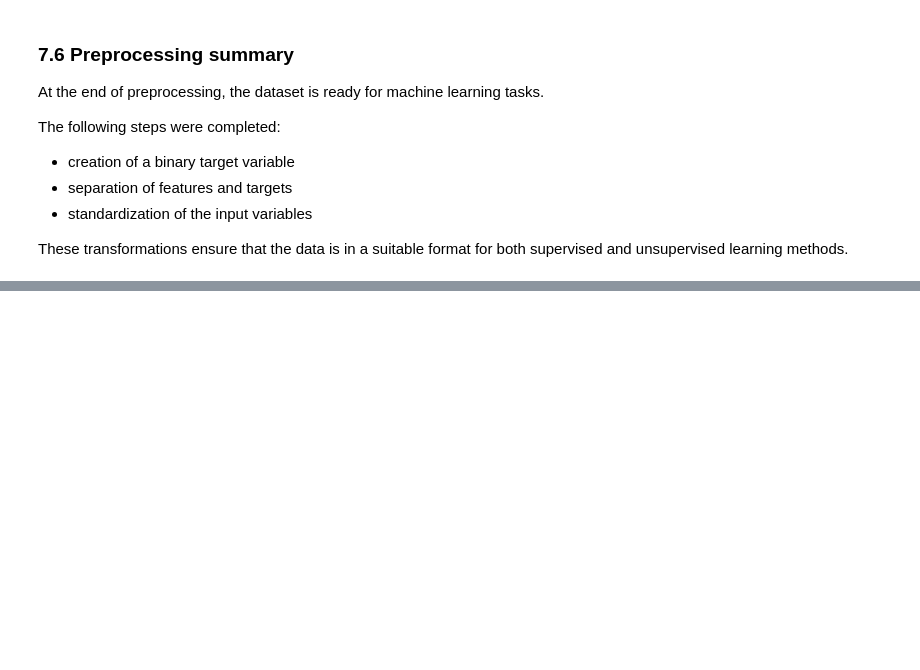
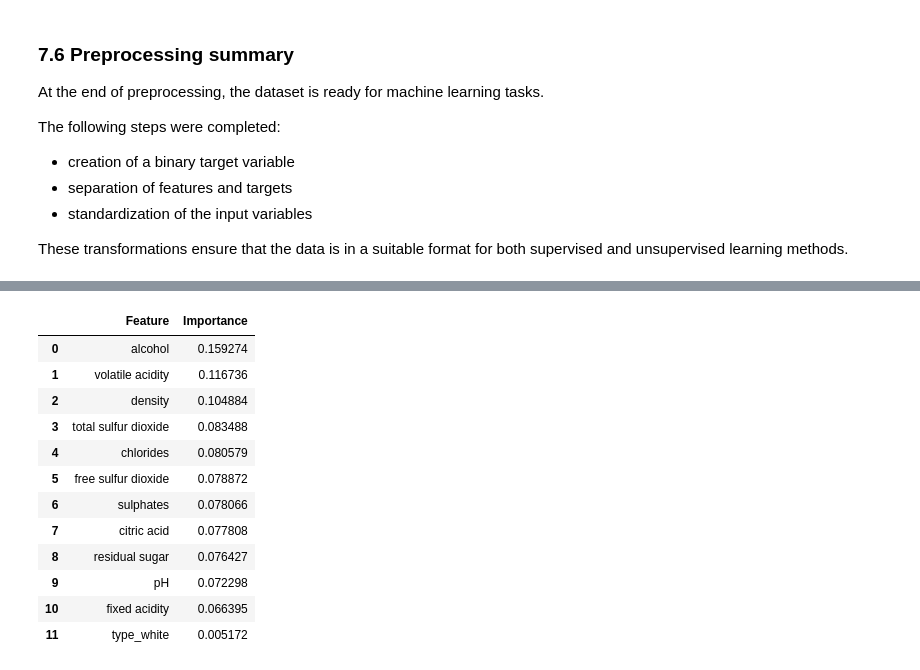
Before and after one commit to nathaliaacouto/ADES_Wine_Quality, a Jupyter notebook: [ADES]_Wine_Project.ipynb, the cells around one changed output, grey strips where cells are left out. Saved outputs shown, nothing was run; the diff lists cells and outputs as text; code cells hidden in the pictures; blank space fills up the shorter version.

```diff
--- a/[ADES]_Wine_Project.ipynb
+++ b/[ADES]_Wine_Project.ipynb
@@ -503,0 +653,16 @@ These transformations ensure that the data is in a suitable format for both supe
+# %%
+from sklearn.ensemble import RandomForestClassifier
+
+rf = RandomForestClassifier(random_state=42)
+rf.fit(X_train, y_train)
+
+y_pred_rf = rf.predict(X_test)
+
+print("Random Forest")
+print("Accuracy:", accuracy_score(y_test, y_pred_rf))
+print("Precision:", precision_score(y_test, y_pred_rf))
+print("Recall:", recall_score(y_test, y_pred_rf))
+print("F1-score:", f1_score(y_test, y_pred_rf))
+print("\nClassification Report:\n")
+print(classification_report(y_test, y_pred_rf))
+print("Confusion Matrix:\n", confusion_matrix(y_test, y_pred_rf))
@@ -503,0 +834,32 @@ These transformations ensure that the data is in a suitable format for both supe
+# %%
+import pandas as pd
+import matplotlib.pyplot as plt
+import seaborn as sns
+
+# Extract feature importances
+feature_importances = pd.Series(
+    rf.feature_importances_,
+    index=X.columns
+).sort_values(ascending=False)
+
+# Convert to DataFrame
+importance_df = pd.DataFrame({
+    "Feature": feature_importances.index,
+    "Importance": feature_importances.values
+})
+
+importance_df
+# %% [output]
+|  | Feature | Importance |
+| 0 | alcohol | 0.159274 |
+| 1 | volatile acidity | 0.116736 |
+| 2 | density | 0.104884 |
+| 3 | total sulfur dioxide | 0.083488 |
+| 4 | chlorides | 0.080579 |
+| 5 | free sulfur dioxide | 0.078872 |
+| 6 | sulphates | 0.078066 |
+| 7 | citric acid | 0.077808 |
+| 8 | residual sugar | 0.076427 |
+| 9 | pH | 0.072298 |
+| 10 | fixed acidity | 0.066395 |
+| 11 | type_white | 0.005172 |
```
Also changed, not shown: parts of 27 cells of this notebook.
